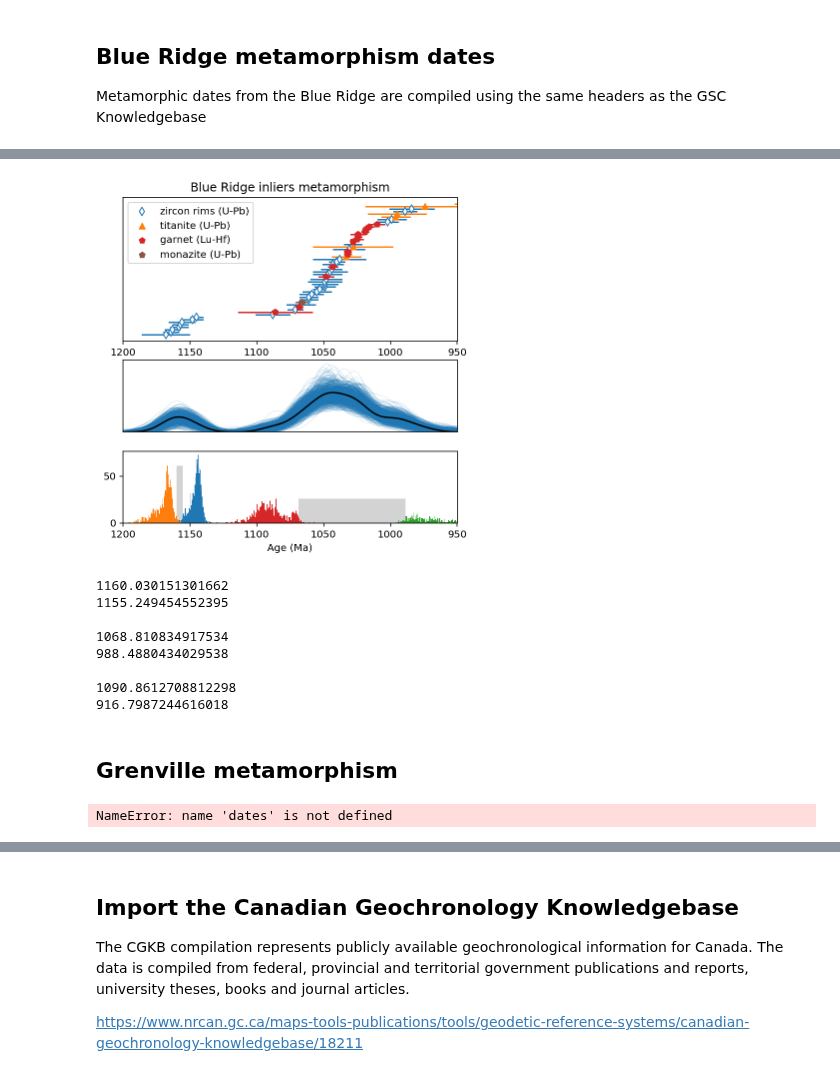
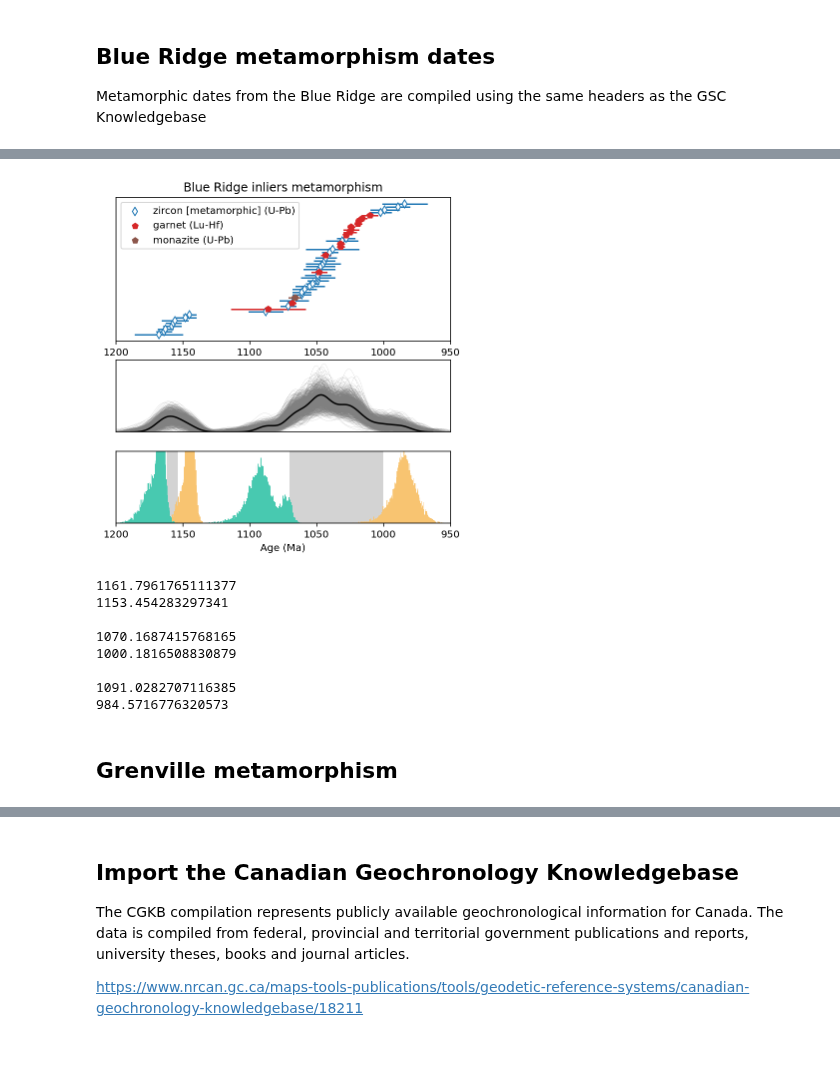
Before and after one commit to Swanson-Hysell/Mesoproterozoic_Turning_Point, a Jupyter notebook: code/Mesoprot_geochron.ipynb, the cells around one changed output, grey strips where cells are left out. Drawn from its saved outputs; the diff is of its cells as text; code cells hidden in the pictures.

Commit message:
significant progress on geochronology compilation and figure

```diff
--- a/code/Mesoprot_geochron.ipynb
+++ b/code/Mesoprot_geochron.ipynb
@@ -28,8 +28,8 @@ Index(['Sample_No', 'Age', 'Error_Plus', 'Error_Minus', 'Age_Method',
 # %% [markdown]
 ## Define legend symbology
 # %%
-zircon_marker = plt.scatter([], [], c='C0', marker='d', label='zircon (U-Pb)')
-zircon_rim_marker = plt.scatter([], [], edgecolors='C0', color='none', marker='d', label='zircon rims (U-Pb)')
+zircon_marker = plt.scatter([], [], c='C0', marker='d', label='zircon [igneous] (U-Pb)')
+zircon_rim_marker = plt.scatter([], [], edgecolors='C0', color='none', marker='d', label='zircon [metamorphic] (U-Pb)')
 bad_marker = plt.scatter([], [], c='C1', marker='d', label='baddeleyite (U-Pb)')
 perov_marker = plt.scatter([], [], c='C2', marker='d', label='perovskite (U-Pb)')
 phlog_marker = plt.scatter([], [], c='darkkhaki', marker='d', label='phlogopite (Ar-Ar)')
@@ -82,3 +83,5 @@ def plot_bootstrap_hist(bootstrapped_maxs,bootstrapped_mins,max_age,min_age,age_
+# %%
+bootstrap_number = 10000
 # %% [markdown]
 ## AMCG
 # %%
@@ -285,7 +363,7 @@ print(MCR_min_median)
 
 Metamorphic dates from the Blue Ridge are compiled using the same headers as the GSC Knowledgebase
 # %%
-Blue_Ridge_dates = dates[dates.Geological_Province == 'Blue Ridge']
+Blue_Ridge_dates = dates[(dates.Geological_Province == 'Blue Ridge') & (dates.Age_Material != 'Titanite')]
 Blue_Ridge_dates = Blue_Ridge_dates.sort_values('Age',ascending=False)
 Blue_Ridge_dates.reset_index(inplace=True)
 Blue_Ridge_dates.tail(1)
@@ -297,10 +375,10 @@ Blue_Ridge_dates.tail(1)
 Blue_Ridge_dates_Shaw = Blue_Ridge_dates[Blue_Ridge_dates.Age>1120]
 Blue_Ridge_dates_Gren = Blue_Ridge_dates[Blue_Ridge_dates.Age<1120]
 # %%
-Blue_Ridge_dates_z = Blue_Ridge_dates[Blue_Ridge_dates.Age_Material == 'zircon']
-Blue_Ridge_dates_t = Blue_Ridge_dates[Blue_Ridge_dates.Age_Material == 'titanite']
-Blue_Ridge_dates_g = Blue_Ridge_dates[Blue_Ridge_dates.Age_Material == 'garnet']
-Blue_Ridge_dates_m = Blue_Ridge_dates[Blue_Ridge_dates.Age_Material == 'monazite']
+Blue_Ridge_dates_z = Blue_Ridge_dates[Blue_Ridge_dates.Age_Material == 'Zircon']
+#Blue_Ridge_dates_t = Blue_Ridge_dates[Blue_Ridge_dates.Age_Material == 'Titanite']
+Blue_Ridge_dates_g = Blue_Ridge_dates[Blue_Ridge_dates.Age_Material == 'Garnet']
+Blue_Ridge_dates_m = Blue_Ridge_dates[Blue_Ridge_dates.Age_Material == 'Monazite']
 # %%
 fig = plt.figure(figsize=(6,6))
 spec = gridspec.GridSpec(ncols=1, nrows=3,
@@ -315,56 +393,65 @@ plt.errorbar(Blue_Ridge_dates_z.Age,
              xerr=Blue_Ridge_dates_z.Error_Plus,
              fmt='d',color='C0',mfc='white',label='zircon rims')
 
-plt.errorbar(Blue_Ridge_dates_t.Age,
-             Blue_Ridge_dates_t.index,
-             xerr=Blue_Ridge_dates_t.Error_Plus,
-             fmt='^',color='C1',label='titanite')
+# plt.errorbar(Blue_Ridge_dates_t.Age,
+#              Blue_Ridge_dates_t.index,
+#              xerr=Blue_Ridge_dates_t.Error_Plus,
+#              fmt='^',color='C1',label='titanite')
 
 plt.errorbar(Blue_Ridge_dates_g.Age,
              Blue_Ridge_dates_g.index,
              xerr=Blue_Ridge_dates_g.Error_Plus,
              fmt='p',color='C3',label='garnet (Lu-Hf)')
 
 plt.errorbar(Blue_Ridge_dates_m.Age,
              Blue_Ridge_dates_m.index,
              xerr=Blue_Ridge_dates_m.Error_Plus,
              fmt='p',color='C5',label='monazite')
 
 plt.xlim(1200,950)
 plt.gca().set_yticks([])
-plt.legend(handles=[zircon_rim_marker,titanite_marker,garnet_marker,monazite_marker],loc=2)
+plt.legend(handles=[zircon_rim_marker,garnet_marker,monazite_marker],loc=2)
 
 fig.add_subplot(spec[1])
-boot_maxs,boot_mins,Blue_Ridge_max,Blue_Ridge_min = bootstrap_calc_plot(Blue_Ridge_dates,bootstrap_n=1000,kde_bandwidth=0.4)
-
-
-boot_maxs,boot_mins,Blue_Ridge_Gren_max,Blue_Ridgee_Gren_min = bootstrap_calc_plot(Blue_Ridge_dates_Gren,bootstrap_n=1000,kde_bandwidth=0.8,plot=False)
+boot_maxs,boot_mins,Blue_Ridge_max,Blue_Ridge_min = bootstrap_calc_plot(Blue_Ridge_dates,bootstrap_n=bootstrap_number,kde_bandwidth=0.3)
 
 plt.xlim(1200,950)
 plt.gca().set_xticks([])
 plt.gca().set_yticks([])
 plt.gca().set_ylabel('')
 plt.gca().set_xlabel('')
 
 fig.add_subplot(spec[2])
-boot_maxs,boot_mins,Blue_Ridge_Shaw_max,Blue_Ridge_Shaw_min = bootstrap_calc_plot(Blue_Ridge_dates_Shaw,bootstrap_n=1000,kde_bandwidth=0.8,plot=False)
+boot_maxs,boot_mins,Blue_Ridge_Shaw_max,Blue_Ridge_Shaw_min = bootstrap_calc_plot(Blue_Ridge_dates_Shaw,bootstrap_n=bootstrap_number,
+                                                                                  kde_bandwidth=0.8,plot=False)
 plot_bootstrap_hist(boot_maxs,boot_mins,Blue_Ridge_Shaw_max,Blue_Ridge_Shaw_min,age_range_max=1200,age_range_min=950)
-boot_maxs,boot_mins,Blue_Ridge_Gren_max,Blue_Ridge_Gren_min = bootstrap_calc_plot(Blue_Ridge_dates_Gren,bootstrap_n=1000,kde_bandwidth=0.8,plot=False)
+
+Blue_Ridge_Shaw_max_median = np.median(boot_maxs)
+Blue_Ridge_Shaw_min_median = np.median(boot_mins)
+
+boot_maxs,boot_mins,Blue_Ridge_Gren_max,Blue_Ridge_Gren_min = bootstrap_calc_plot(Blue_Ridge_dates_Gren,bootstrap_n=bootstrap_number,
+                                                                                  kde_bandwidth=0.8,plot=False)
 plot_bootstrap_hist(boot_maxs,boot_mins,Blue_Ridge_Gren_max,Blue_Ridge_Gren_min,age_range_max=1200,age_range_min=950)
+
+Blue_Ridge_Gren_max_median = np.median(boot_maxs)
+Blue_Ridge_Gren_min_median = np.median(boot_mins)
+
 #plt.legend(framealpha=1,bbox_to_anchor=(1.4,1))
+plt.gca().set_yticks([])
+plt.gca().set_ylabel('')
 plt.xlim(1200,950)
 plt.xlabel('Age (Ma)')
 
 plt.savefig('geochron_Blue_Ridge.png',dpi=300,bbox_inches='tight',pad_inches = 0.1)
 plt.show()
 # %% [output]
-[figure, old version]
+[figure, new version]
 # %%
-Blue_Ridge_Gren_max_median = np.median(boot_maxs)
-Blue_Ridge_Gren_min_median = np.median(boot_mins)
-
 print(Blue_Ridge_Shaw_max)
 print(Blue_Ridge_Shaw_min)
+print('')
+print(Blue_Ridge_Shaw_max_median)
+print(Blue_Ridge_Shaw_min_median)
 print('')
 print(Blue_Ridge_Gren_max)
 print(Blue_Ridge_Gren_min)
@@ -372,20 +459,20 @@ print('')
 print(Blue_Ridge_Gren_max_median)
 print(Blue_Ridge_Gren_min_median)
 # %% [output]
-1160.030151301662
-1155.249454552395
+1161.7961765111377
+1153.454283297341
 
-1068.810834917534
-988.4880434029538
+1070.1687415768165
+1000.1816508830879
 
-1090.8612708812298
-916.7987244616018
+1091.0282707116385
+984.5716776320573
 # %% [markdown]
 ## Grenville metamorphism
 # %%
 Grenville_Province_dates = dates[dates.Geological_Province == 'Grenville Province']
 Grenville_Province_dates = Grenville_Province_dates.sort_values('Age',ascending=False)
-Grenville_Province_dates.reset_index(inplace=True)
-len(Grenville_Province_dates)
+Grenville_Province_dates = Grenville_Province_dates[Grenville_Province_dates['Age'] < 1250]
+Grenville_Province_dates = Grenville_Province_dates[Grenville_Province_dates['Error_Plus'] < 40]
+Grenville_Province_dates = Grenville_Province_dates[Grenville_Province_dates['Error_Plus'] != 0]
+Grenville_Province_dates = Grenville_Province_dates[Grenville_Province_dates['Age_Qualifier'] != 'Unverified']
-# %% [output]
-NameError: name 'dates' is not defined
```
Also changed, not shown: parts of 31 cells of this notebook, 6 other files.
